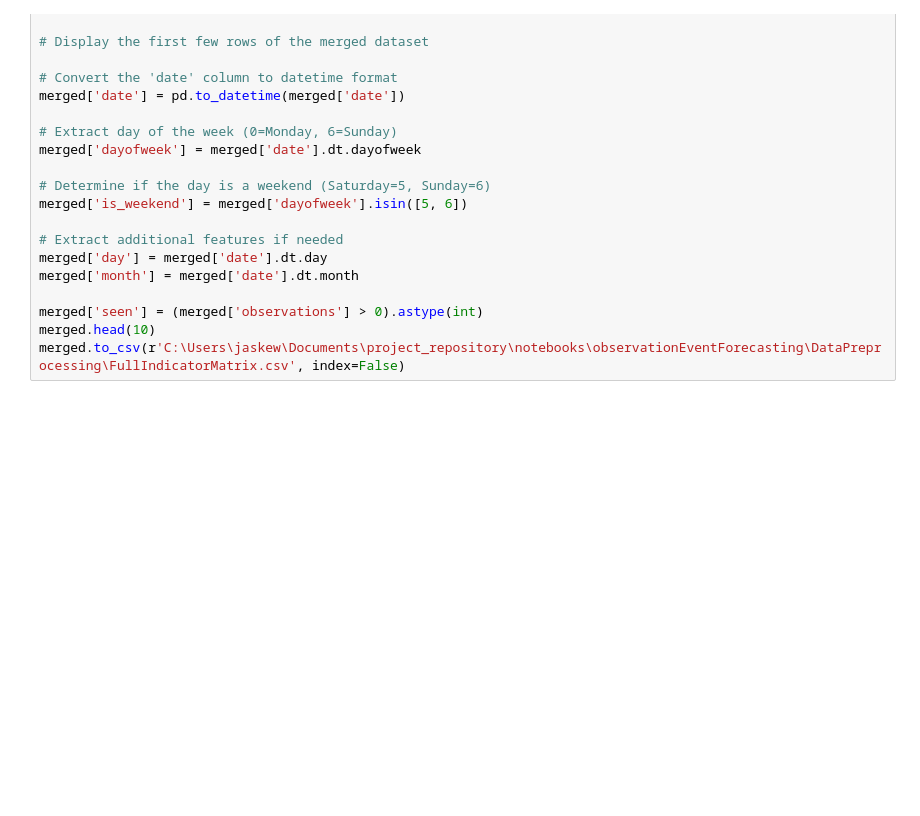
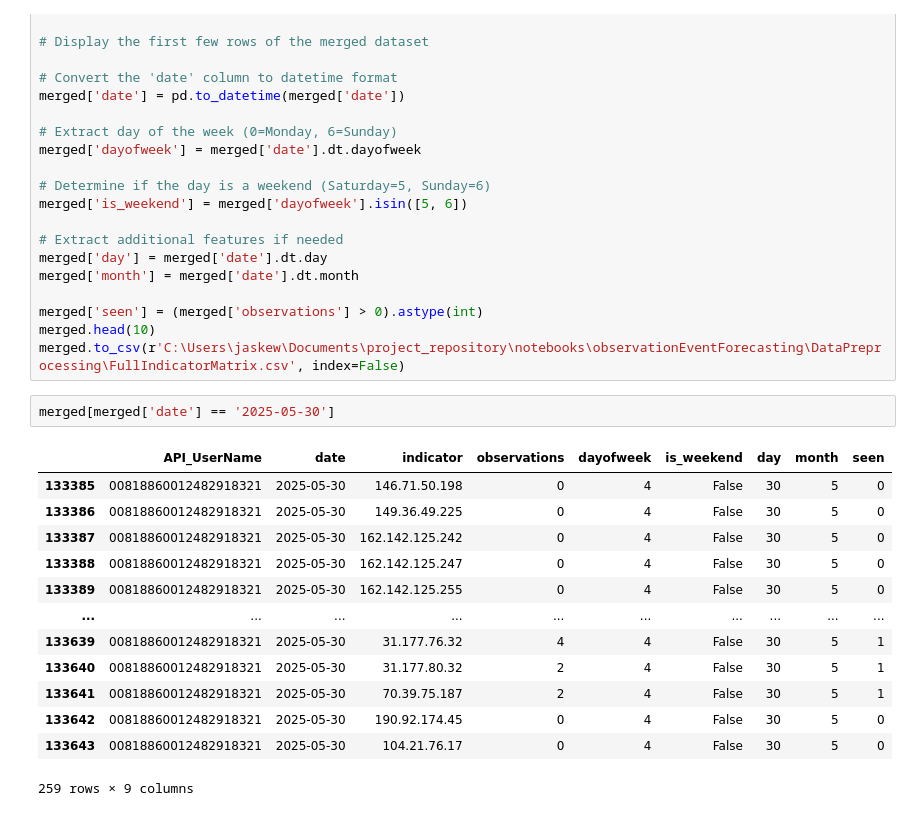
Before and after one commit to jaytlinaskew-OIS/HTOC, a Jupyter notebook: notebooks/observationEventForecasting/DataPreprocessing/Preprocessing.ipynb, the cells around one changed output. Drawn from its saved outputs; the diff is of its cells as text; blank space fills up the shorter version.

```diff
--- a/notebooks/observationEventForecasting/DataPreprocessing/Preprocessing.ipynb
+++ b/notebooks/observationEventForecasting/DataPreprocessing/Preprocessing.ipynb
@@ -63,3 +83,19 @@ merged['month'] = merged['date'].dt.month
 merged['seen'] = (merged['observations'] > 0).astype(int)
 merged.head(10)
 merged.to_csv(r'C:\Users\jaskew\Documents\project_repository\notebooks\observationEventForecasting\DataPreprocessing\FullIndicatorMatrix.csv', index=False)
+# %%
+merged[merged['date'] == '2025-05-30']
+# %% [output]
+|  | API_UserName | date | indicator | observations | dayofweek | is_weekend | day | month | seen |
+| 133385 | 00818860012482918321 | 2025-05-30 | 146.71.50.198 | 0 | 4 | False | 30 | 5 | 0 |
+| 133386 | 00818860012482918321 | 2025-05-30 | 149.36.49.225 | 0 | 4 | False | 30 | 5 | 0 |
+| 133387 | 00818860012482918321 | 2025-05-30 | 162.142.125.242 | 0 | 4 | False | 30 | 5 | 0 |
+| 133388 | 00818860012482918321 | 2025-05-30 | 162.142.125.247 | 0 | 4 | False | 30 | 5 | 0 |
+| 133389 | 00818860012482918321 | 2025-05-30 | 162.142.125.255 | 0 | 4 | False | 30 | 5 | 0 |
+| ... | ... | ... | ... | ... | ... | ... | ... | ... | ... |
+| 133639 | 00818860012482918321 | 2025-05-30 | 31.177.76.32 | 4 | 4 | False | 30 | 5 | 1 |
+| 133640 | 00818860012482918321 | 2025-05-30 | 31.177.80.32 | 2 | 4 | False | 30 | 5 | 1 |
+| 133641 | 00818860012482918321 | 2025-05-30 | 70.39.75.187 | 2 | 4 | False | 30 | 5 | 1 |
+| 133642 | 00818860012482918321 | 2025-05-30 | 190.92.174.45 | 0 | 4 | False | 30 | 5 | 0 |
+| 133643 | 00818860012482918321 | 2025-05-30 | 104.21.76.17 | 0 | 4 | False | 30 | 5 | 0 |
+259 rows × 9 columns
```
Also changed, not shown: parts of 2 cells of this notebook, 8 other files.
